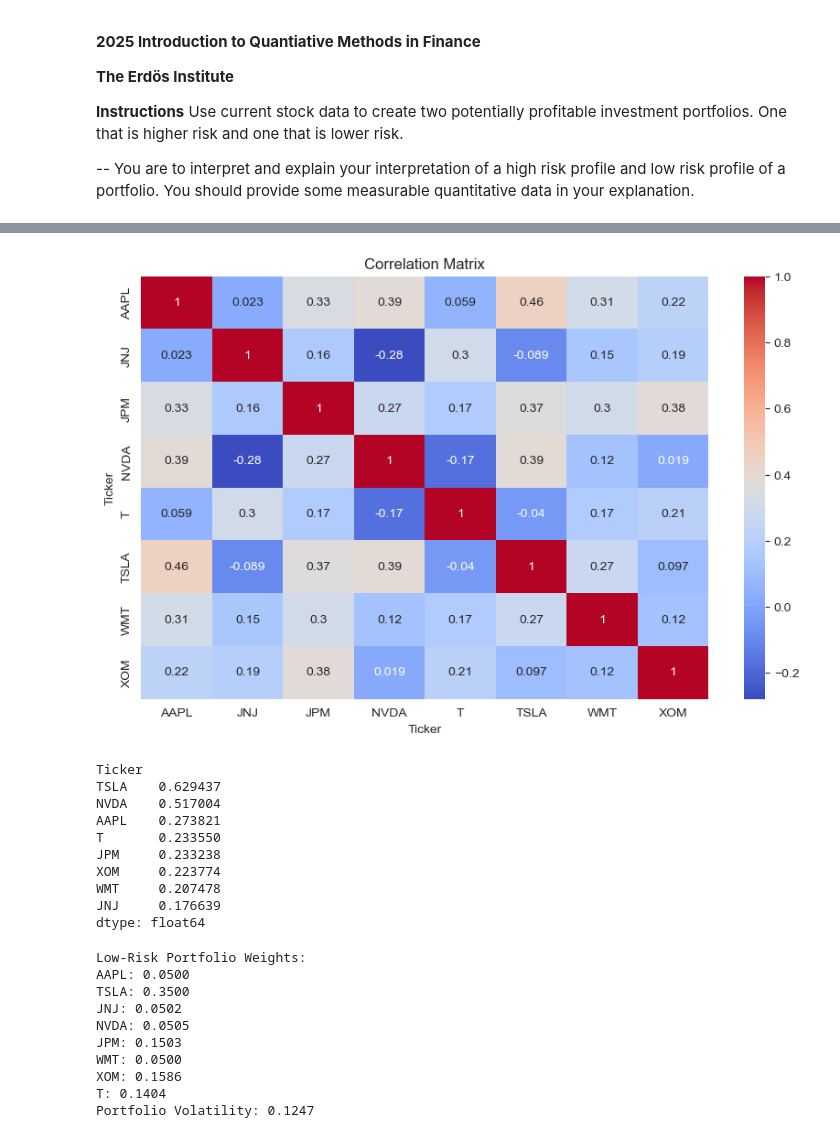
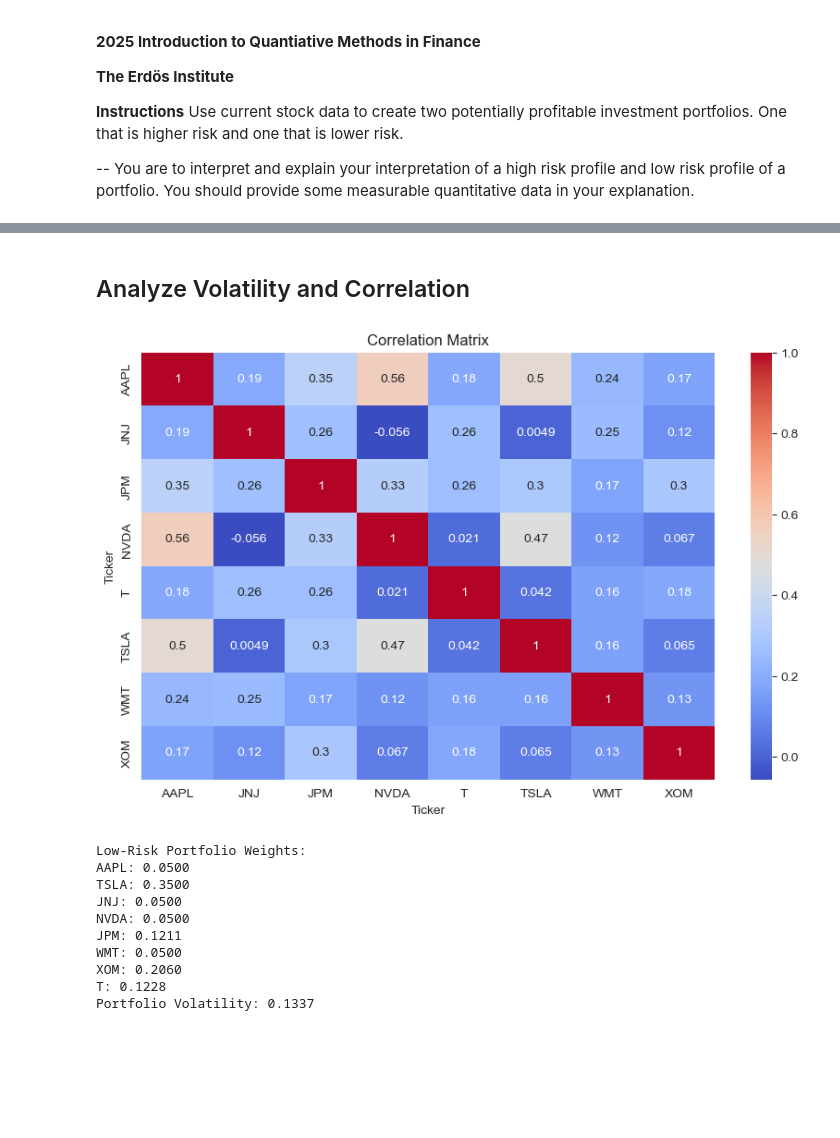
Before and after one commit to debanjan-cosmo/Quant_Finance_Erdos_Summer_2025, a Jupyter notebook: Mini_Projects/Mini Project 1.ipynb, the cells around one changed output, grey strips where cells are left out. Drawn from its saved outputs; the diff is of its cells as text; code cells hidden in the pictures; blank space fills up the shorter version.

```diff
--- a/Mini_Projects/Mini Project 1.ipynb
+++ b/Mini_Projects/Mini Project 1.ipynb
@@ -21,12 +27,11 @@ sns.set_style('darkgrid')
 # %%
-# Choose stocks from different industries
+# Choose a diversified set of stocks from different industries
 tickers = ['AAPL', 'TSLA', 'JNJ', 'NVDA', 'JPM', 'WMT', 'XOM', 'T']
-#tickers = ['AAPL', 'MSFT', 'GOOG', 'TSLA', 'NVDA', 'JNJ', 'JPM', 'WMT', 'XOM', 'T']
 
-start_date = dt.datetime.today() - dt.timedelta(days=2*365)
-end_date = dt.datetime.today()
+# Define time period (last 2 years)
+start_date = dt.datetime(2022, 1, 1)
+end_date = dt.datetime(2024, 12, 31)
 
-# Download Adjusted Close prices
+# Download stock data (close prices)
 data = yf.download(tickers, start=start_date, end=end_date)['Close']
-data.head()
 # %% [output]
@@ -62,26 +55,25 @@ plt.show()
+# %% [markdown]
+## Analyze Volatility and Correlation
 # %%
+# Annualized standard deviation (volatility) of returns
 annual_volatility = returns.std() * np.sqrt(252)
+
+# Correlation matrix between assets
 correlation_matrix = returns.corr()
 
-# Show as heatmap
+# Plot heatmap of correlation matrix
 plt.figure(figsize=(10, 6))
 sns.heatmap(correlation_matrix, annot=True, cmap="coolwarm")
 plt.title("Correlation Matrix")
 plt.show()
 
+# Sort and inspect volatilities
 annual_volatility.sort_values(ascending=False)
+
+# Annualized covariance matrix
+cov_matrix = returns.cov() * 252
 # %% [output]
-[figure, old version]
+[figure, new version]
-Ticker
-TSLA    0.629437
-NVDA    0.517004
-AAPL    0.273821
-T       0.233550
-JPM     0.233238
-XOM     0.223774
-WMT     0.207478
-JNJ     0.176639
-dtype: float64
 # %%
 # Annualized covariance matrix
 cov_matrix = returns.cov() * 252
@@ -118,13 +110,13 @@ print(f"Portfolio Volatility: {low_risk_result.fun:.4f}")
 Low-Risk Portfolio Weights:
 AAPL: 0.0500
 TSLA: 0.3500
-JNJ: 0.0502
-NVDA: 0.0505
-JPM: 0.1503
+JNJ: 0.0500
+NVDA: 0.0500
+JPM: 0.1211
 WMT: 0.0500
-XOM: 0.1586
-T: 0.1404
-Portfolio Volatility: 0.1247
+XOM: 0.2060
+T: 0.1228
+Portfolio Volatility: 0.1337
 # %%
 def neg_portfolio_volatility(weights, cov_matrix=cov_matrix):
     return -np.sqrt(np.dot(weights.T, np.dot(cov_matrix, weights)))
```
Also changed, not shown: parts of 9 cells of this notebook, 19 other files.
